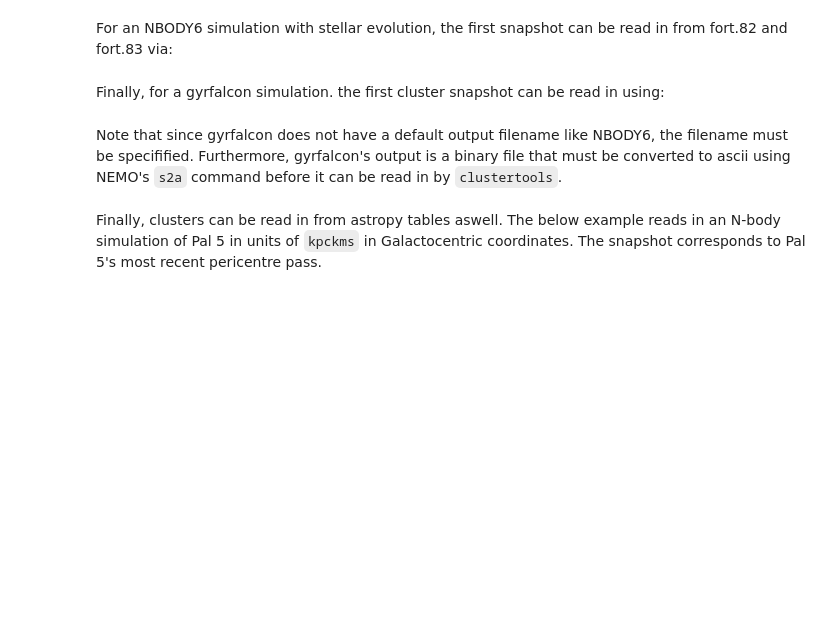
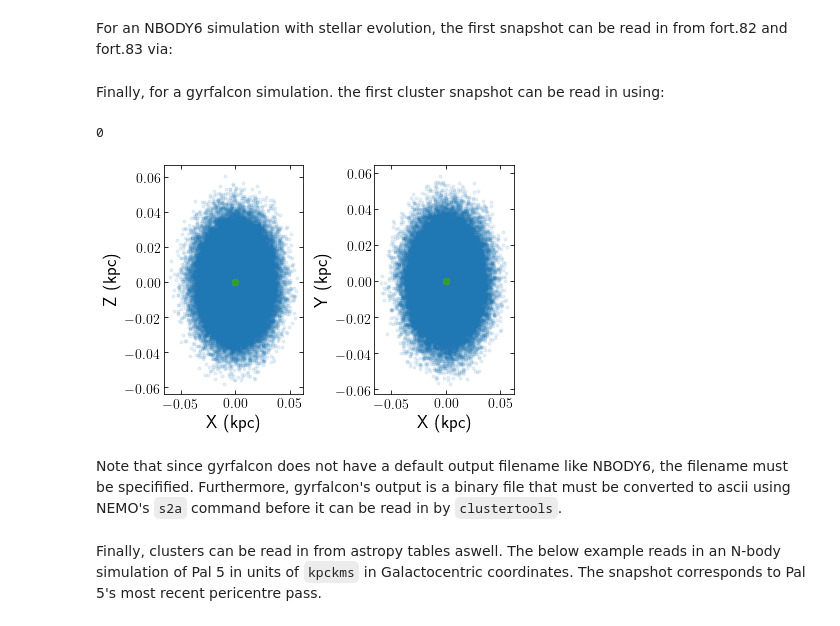
Before and after one commit to webbjj/clustertools, a Jupyter notebook: docs/source/notebooks/loading_and_advancing.ipynb, the cells around one changed output. Saved outputs shown, nothing was run; the diff lists cells and outputs as text; code cells hidden in the pictures; blank space fills up the shorter version.

```diff
--- a/docs/source/notebooks/loading_and_advancing.ipynb
+++ b/docs/source/notebooks/loading_and_advancing.ipynb
@@ -105,6 +103,10 @@ cluster=ctools.load_cluster('nbody6se')
 Finally, for a gyrfalcon simulation. the first cluster snapshot can be read in using:
 # %%
 cluster=ctools.load_cluster('gyrfalcon',filename='cluster.nemo.dat')
+ctools.starplot(cluster)
+# %% [output]
+0
+[figure, added]
 # %% [markdown]
 Note that since gyrfalcon does not have a default output filename like NBODY6, the filename must be specifified. Furthermore, gyrfalcon's output is a binary file that must be converted to ascii using NEMO's ``s2a`` command before it can be read in by ``clustertools``.
 # %% [markdown]
```
Also changed, not shown: parts of 6 cells of this notebook, 35 other files.
